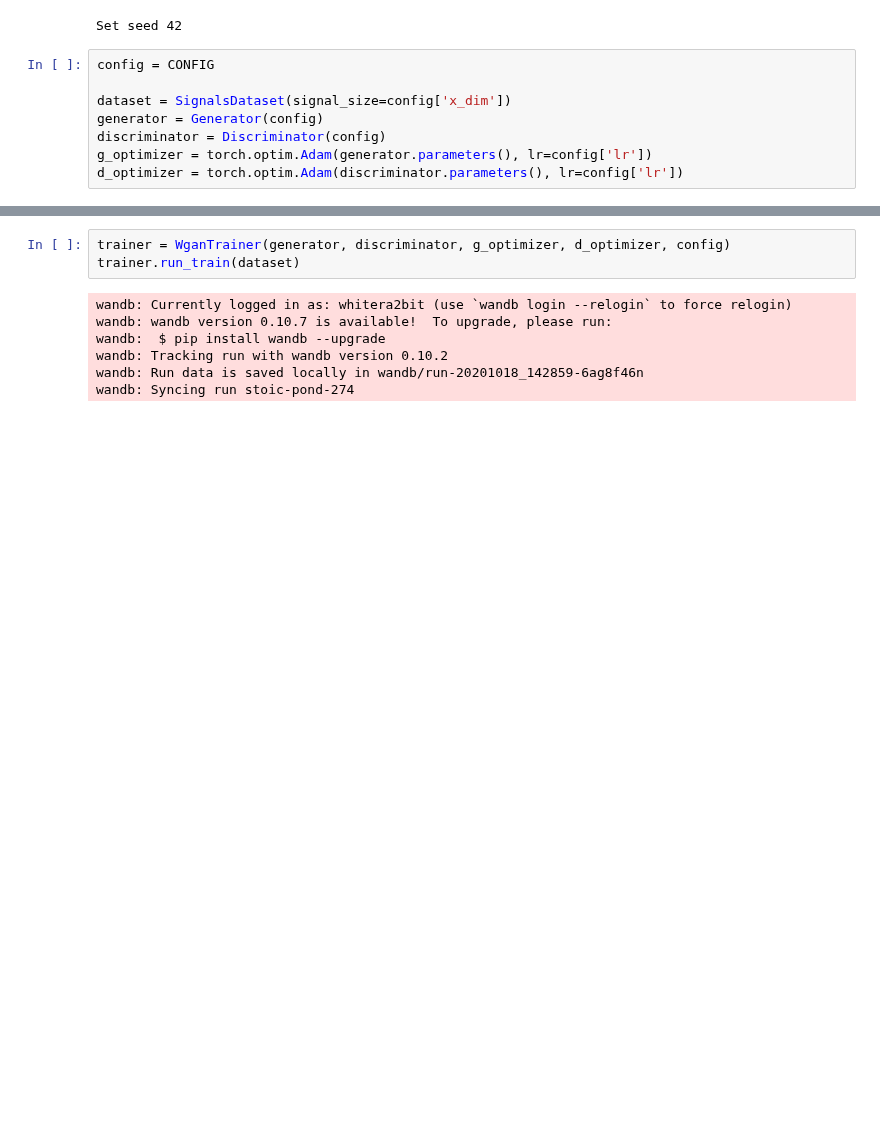
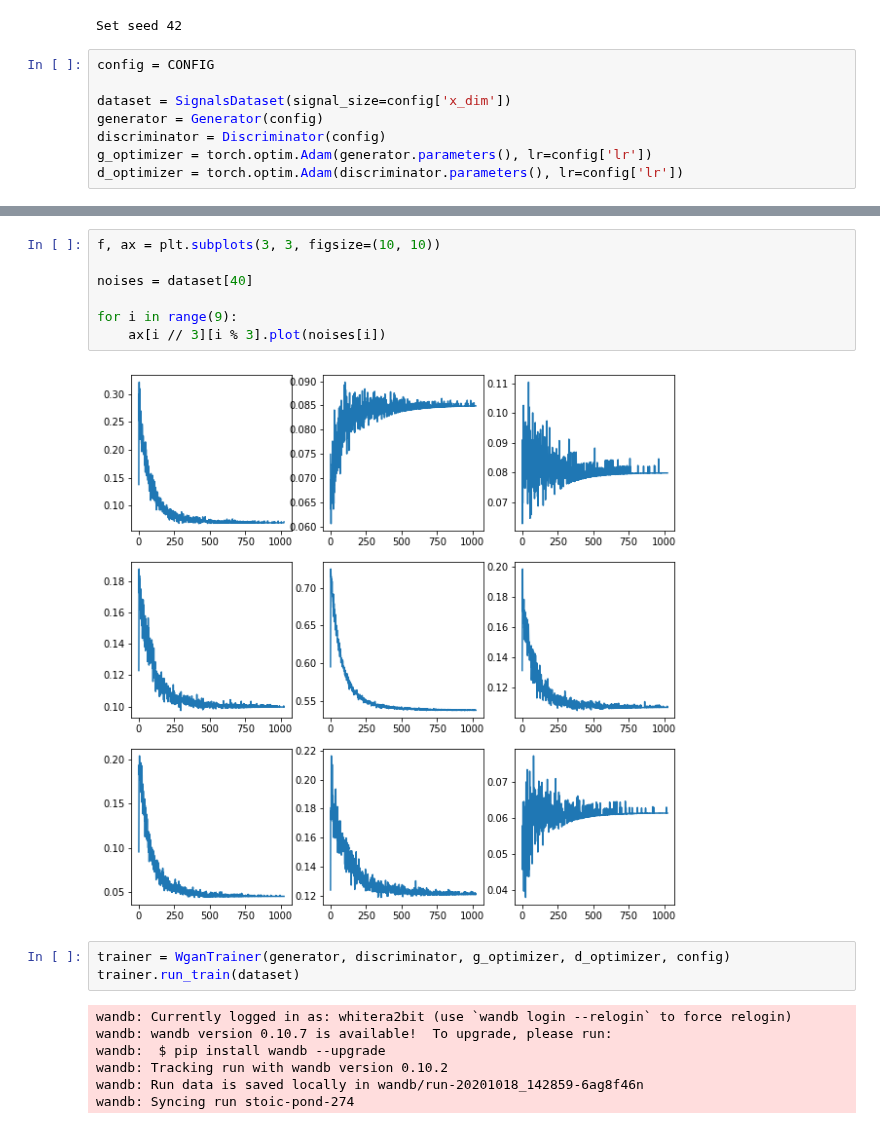
Before and after one commit to whiteRa2bit/hep_generative_models, a Jupyter notebook: notebooks/train/signals.ipynb, the cells around one changed output, grey strips where cells are left out. Drawn from its saved outputs; the diff is of its cells as text; blank space fills up the shorter version.

```diff
--- a/notebooks/train/signals.ipynb
+++ b/notebooks/train/signals.ipynb
@@ -25,3 +54,12 @@ d_optimizer = torch.optim.Adam(discriminator.parameters(), lr=config['lr'])
+# %%
+f, ax = plt.subplots(3, 3, figsize=(10, 10))
+
+noises = dataset[40]
+
+for i in range(9):
+    ax[i // 3][i % 3].plot(noises[i])
+# %% [output]
+[figure, added]
 # %%
 trainer = WganTrainer(generator, discriminator, g_optimizer, d_optimizer, config)
 trainer.run_train(dataset)
```
Also changed, not shown: parts of 2 cells of this notebook, 1 other file.
